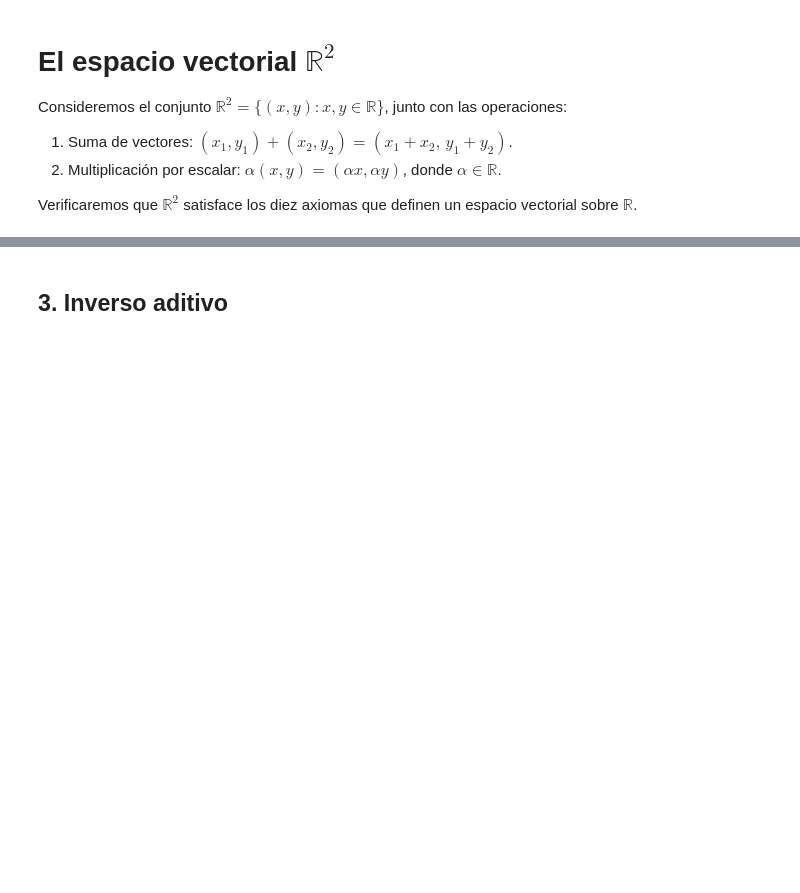
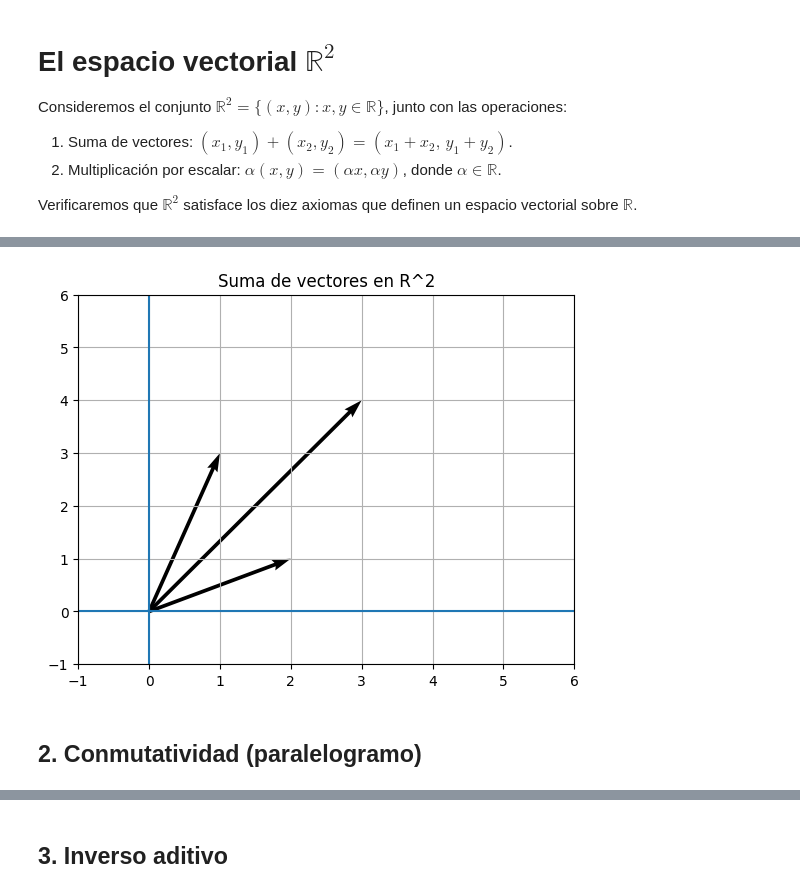
Before and after one commit to marco-canas/linear_algebra, a Jupyter notebook: 3_clases_segun_clara_mejia_laverde/1_cap/1_modulo/1_modulo.ipynb, the cells around one changed output, grey strips where cells are left out. Drawn from its saved outputs; the diff is of its cells as text; code cells hidden in the pictures; blank space fills up the shorter version.

```diff
--- a/3_clases_segun_clara_mejia_laverde/1_cap/1_modulo/1_modulo.ipynb
+++ b/3_clases_segun_clara_mejia_laverde/1_cap/1_modulo/1_modulo.ipynb
@@ -607,3 +604,27 @@ plt.show()
+# %%
+import matplotlib.pyplot as plt
+
+u = (2, 1)
+v = (1, 3)
+suma = (u[0] + v[0], u[1] + v[1])
+
+plt.figure()
+plt.axhline(0)
+plt.axvline(0)
+
+plt.quiver(0, 0, u[0], u[1], angles='xy', scale_units='xy', scale=1)
+plt.quiver(0, 0, v[0], v[1], angles='xy', scale_units='xy', scale=1)
+plt.quiver(0, 0, suma[0], suma[1], angles='xy', scale_units='xy', scale=1)
+
+plt.xlim(-1,6)
+plt.ylim(-1,6)
+plt.grid()
+plt.title("Suma de vectores en R^2")
+plt.show()
+# %% [output]
+[figure, added]
+# %% [markdown]
+## 2. Conmutatividad (paralelogramo)
 # %%
 import matplotlib.pyplot as plt
 
```
Also changed, not shown: parts of 62 cells of this notebook.
